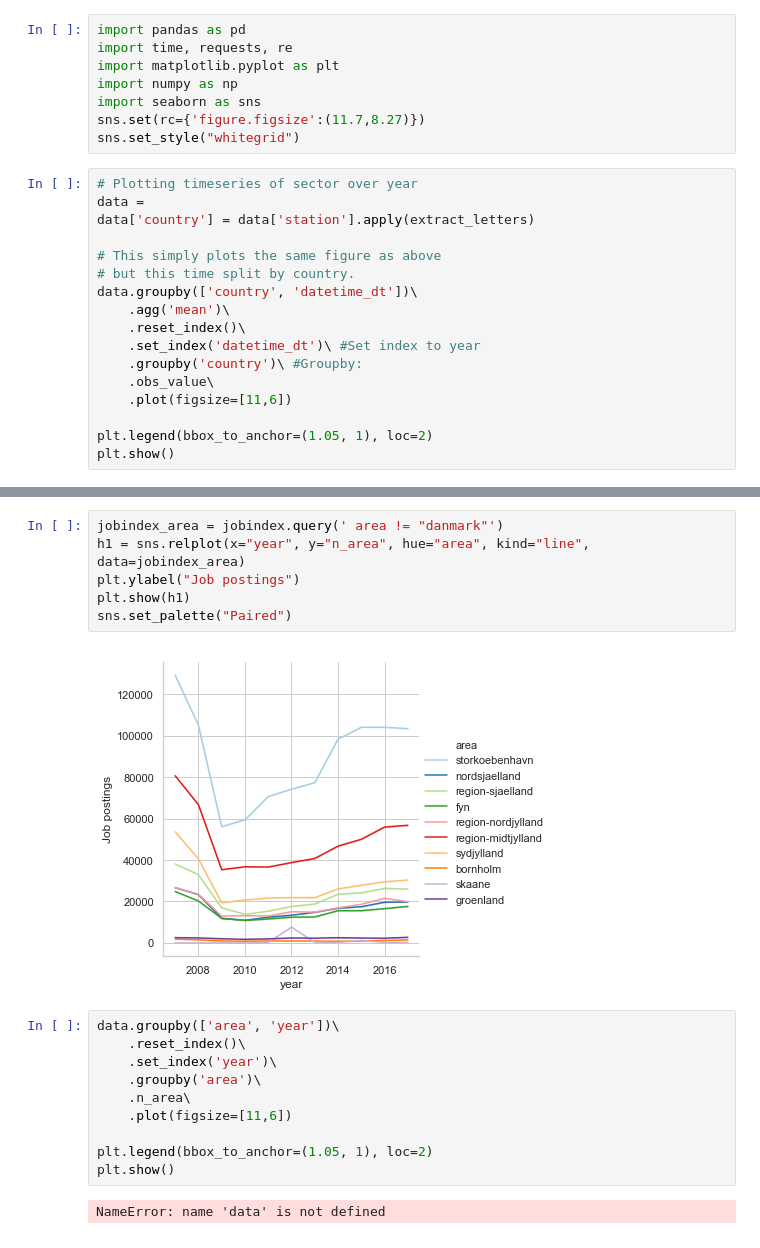
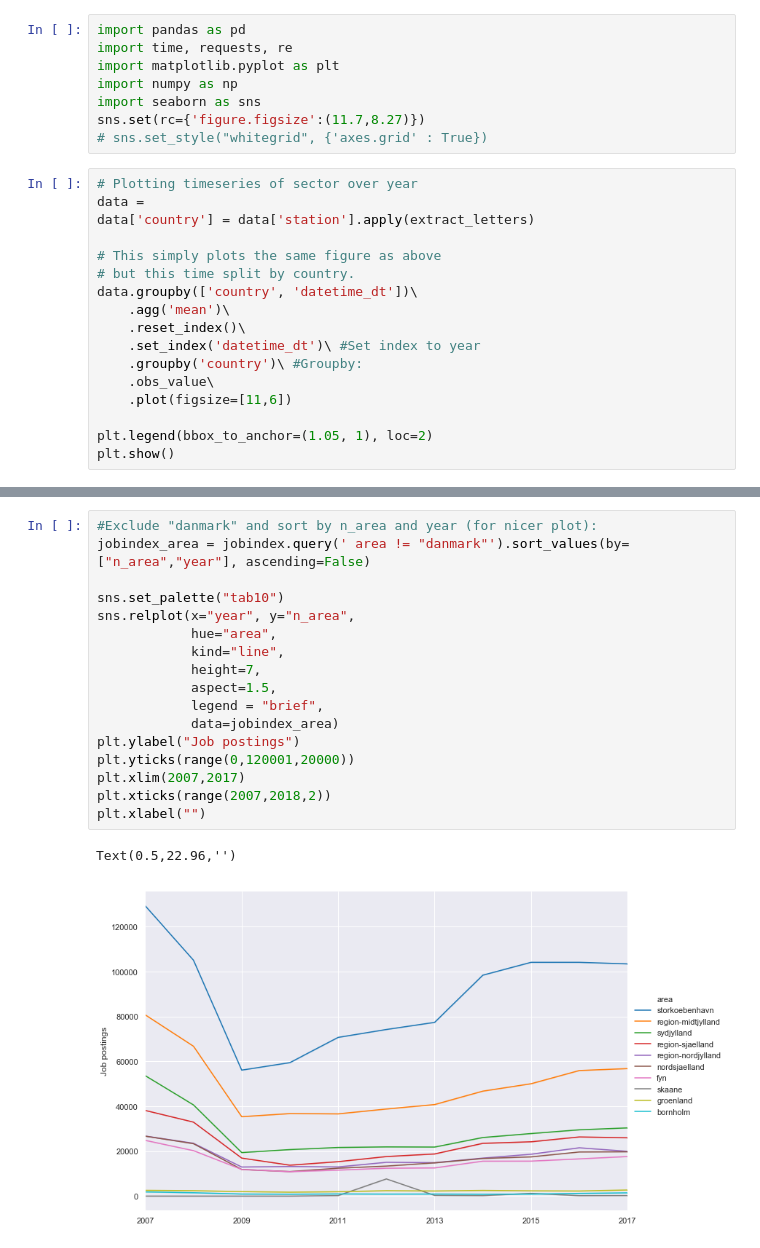
Before and after one commit to Naeim-S/GRP-33-TEST-1, a Jupyter notebook: EXAM/Visualizations and descriptive statistics.ipynb, the cells around one changed output, grey strips where cells are left out. Drawn from its saved outputs; the diff is of its cells as text.

Commit message:
Added simple visualizations

```diff
--- a/EXAM/Visualizations and descriptive statistics.ipynb
+++ b/EXAM/Visualizations and descriptive statistics.ipynb
@@ -11,7 +11,7 @@ import matplotlib.pyplot as plt
 import numpy as np
 import seaborn as sns
 sns.set(rc={'figure.figsize':(11.7,8.27)})
-sns.set_style("whitegrid")
+# sns.set_style("whitegrid", {'axes.grid' : True})
 # %%
 # Plotting timeseries of sector over year
 data =
@@ -57,20 +62,20 @@ sns.relplot(x="year", y="n_year", kind="line", data=jobindex)
-# %%
-jobindex_area = jobindex.query(' area != "danmark"')
-h1 = sns.relplot(x="year", y="n_area", hue="area", kind="line", data=jobindex_area)
-plt.ylabel("Job postings")
-plt.show(h1)
-sns.set_palette("Paired")
-# %% [output]
-[figure, removed]
-# %%
-data.groupby(['area', 'year'])\
-    .reset_index()\
-    .set_index('year')\
-    .groupby('area')\
-    .n_area\
-    .plot(figsize=[11,6])
-
-plt.legend(bbox_to_anchor=(1.05, 1), loc=2)
-plt.show()
-# %% [output]
-NameError: name 'data' is not defined
+# %%
+#Exclude "danmark" and sort by n_area and year (for nicer plot):
+jobindex_area = jobindex.query(' area != "danmark"').sort_values(by=["n_area","year"], ascending=False)
+
+sns.set_palette("tab10")
+sns.relplot(x="year", y="n_area",
+            hue="area",
+            kind="line",
+            height=7,
+            aspect=1.5,
+            legend = "brief",
+            data=jobindex_area)
+plt.ylabel("Job postings")
+plt.yticks(range(0,120001,20000))
+plt.xlim(2007,2017)
+plt.xticks(range(2007,2018,2))
+plt.xlabel("")
+# %% [output]
+Text(0.5,22.96,'')
+[figure, added]
```
Also changed, not shown: parts of 4 cells of this notebook.
